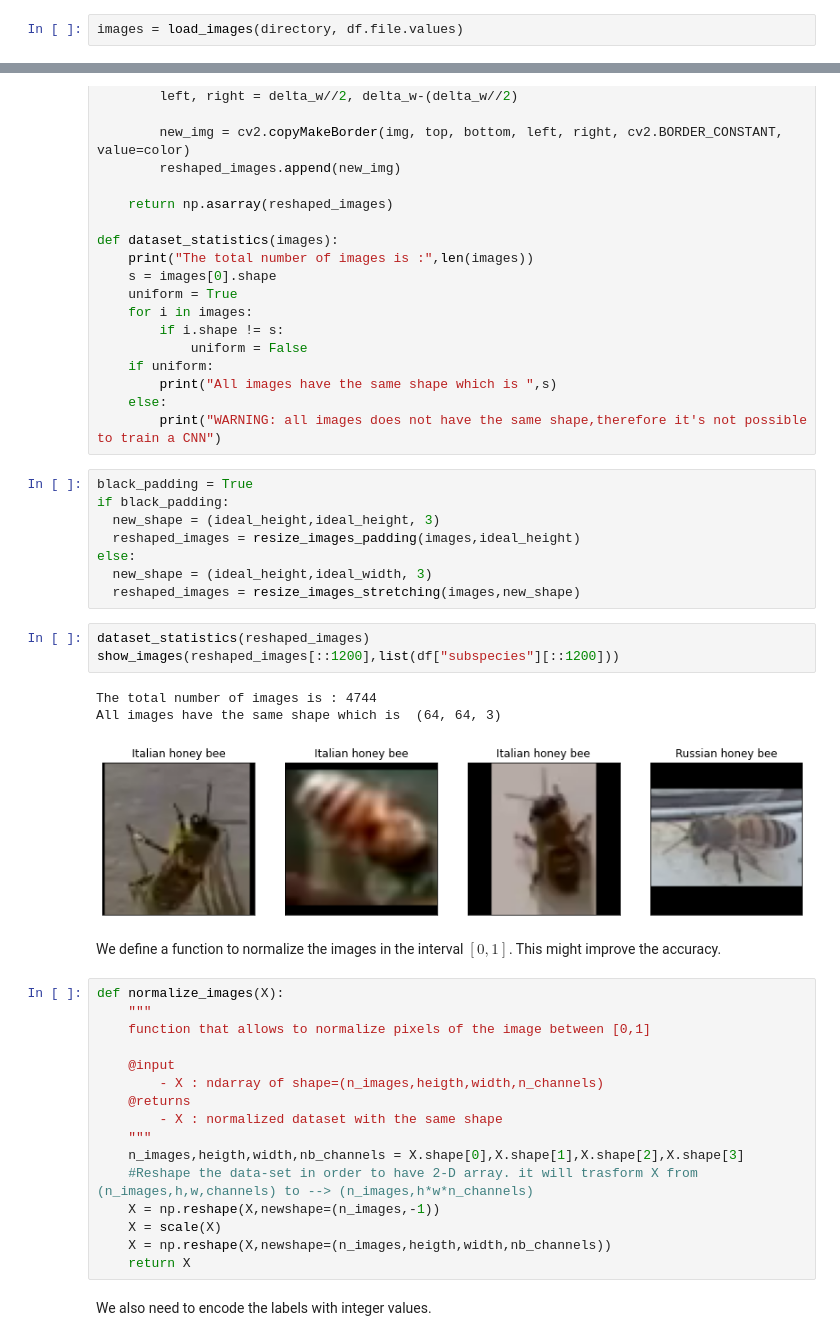
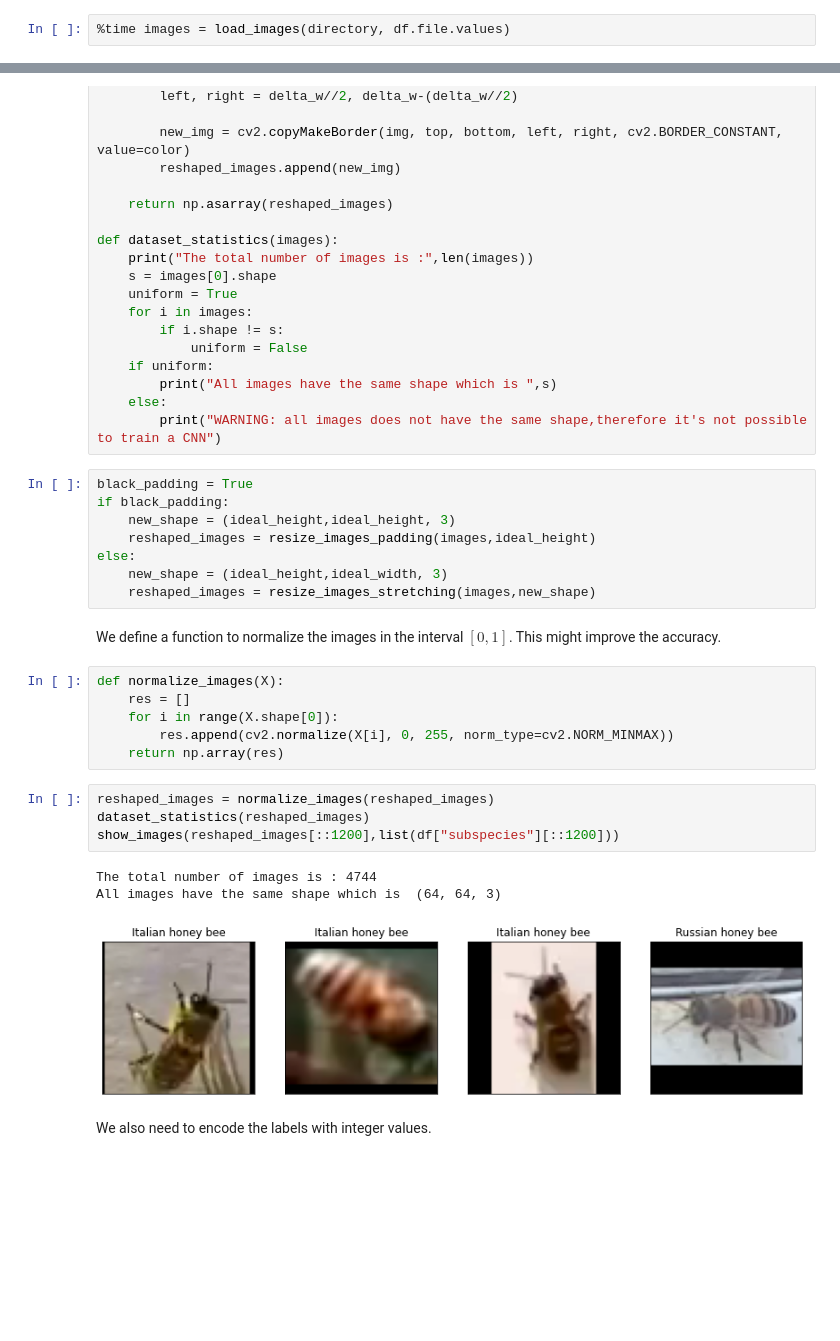
Before and after one commit to altrimentidetto/beeloving, a Jupyter notebook: Implementation/CNN_for_single_bee_recognition.ipynb, the cells around one changed output, grey strips where cells are left out. Saved outputs shown, nothing was run; the diff lists cells and outputs as text; blank space fills up the shorter version.

```diff
--- a/Implementation/CNN_for_single_bee_recognition.ipynb
+++ b/Implementation/CNN_for_single_bee_recognition.ipynb
@@ -103,4 +103,4 @@ def show_images(images, titles = None, show_size = False):
 # %% [markdown]
 Firstly we load the images.
 # %%
-images = load_images(directory, df.file.values)
+%time images = load_images(directory, df.file.values)
@@ -264,36 +267,27 @@ def dataset_statistics(images):
 # %%
 black_padding = True
 if black_padding:
-  new_shape = (ideal_height,ideal_height, 3)
-  reshaped_images = resize_images_padding(images,ideal_height)
+    new_shape = (ideal_height,ideal_height, 3)
+    reshaped_images = resize_images_padding(images,ideal_height)
 else:
-  new_shape = (ideal_height,ideal_width, 3)
-  reshaped_images = resize_images_stretching(images,new_shape)
+    new_shape = (ideal_height,ideal_width, 3)
+    reshaped_images = resize_images_stretching(images,new_shape)
-# %%
-dataset_statistics(reshaped_images)
-show_images(reshaped_images[::1200],list(df["subspecies"][::1200]))
-# %% [output]
-The total number of images is : 4744
-All images have the same shape which is  (64, 64, 3)
-[figure, removed]
 # %% [markdown]
 We define a function to normalize the images in the interval $[0, 1]$. This might improve the accuracy.
-# %%
-def normalize_images(X):
-    """
-    function that allows to normalize pixels of the image between [0,1]
-
-    @input
-        - X : ndarray of shape=(n_images,heigth,width,n_channels)
-    @returns
-        - X : normalized dataset with the same shape
-    """
-    n_images,heigth,width,nb_channels = X.shape[0],X.shape[1],X.shape[2],X.shape[3]
-    #Reshape the data-set in order to have 2-D array. it will trasform X from (n_images,h,w,channels) to --> (n_images,h*w*n_channels)
-    X = np.reshape(X,newshape=(n_images,-1))
-    X = scale(X)
-    X = np.reshape(X,newshape=(n_images,heigth,width,nb_channels))
-    return X
+# %%
+def normalize_images(X):
+    res = []
+    for i in range(X.shape[0]):
+        res.append(cv2.normalize(X[i], 0, 255, norm_type=cv2.NORM_MINMAX))
+    return np.array(res)
+# %%
+reshaped_images = normalize_images(reshaped_images)
+dataset_statistics(reshaped_images)
+show_images(reshaped_images[::1200],list(df["subspecies"][::1200]))
+# %% [output]
+The total number of images is : 4744
+All images have the same shape which is  (64, 64, 3)
+[figure, added]
 # %% [markdown]
 We also need to encode the labels with integer values.
 # %%
```
Also changed, not shown: parts of 46 cells of this notebook.
